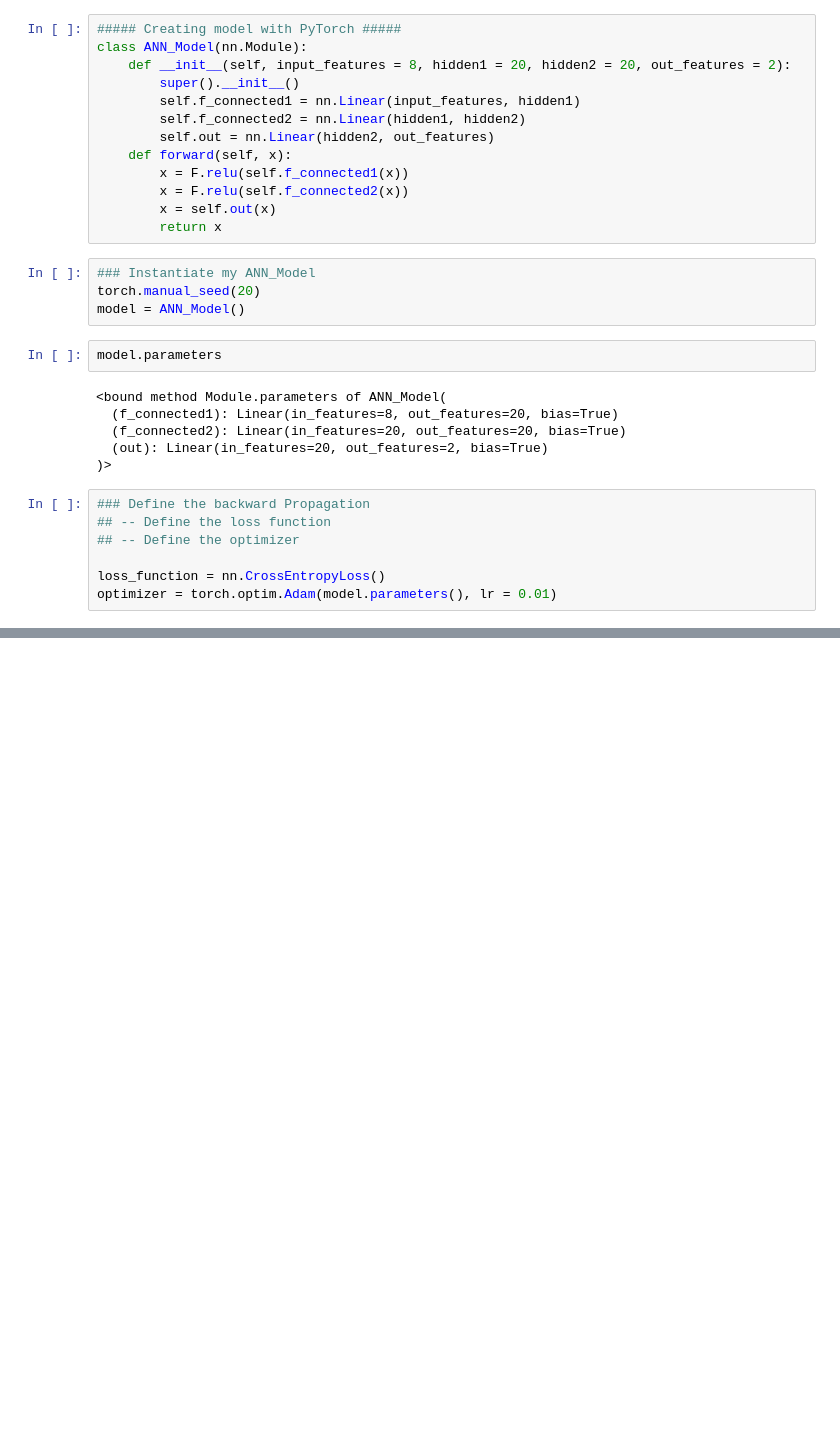
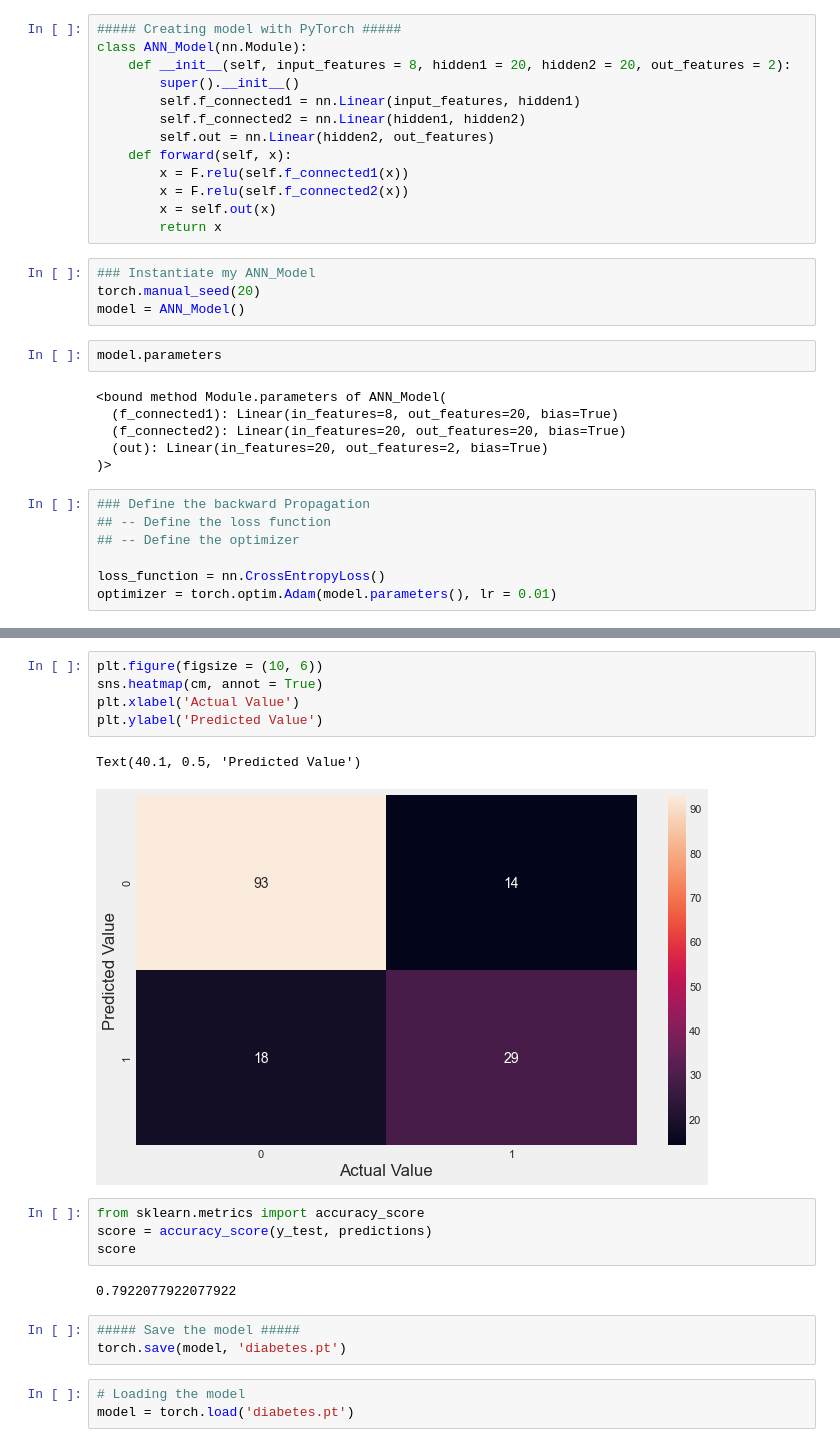
Before and after one commit to loganrane/MachineLearning101, a Jupyter notebook: Projects/ANN - Diabetes.ipynb, the cells around one changed output, grey strips where cells are left out. Cells and saved outputs as stored; diff of their text form; blank space fills up the shorter version.

```diff
--- a/Projects/ANN - Diabetes.ipynb
+++ b/Projects/ANN - Diabetes.ipynb
@@ -99,0 +151,20 @@ optimizer = torch.optim.Adam(model.parameters(), lr = 0.01)
+# %%
+plt.figure(figsize = (10, 6))
+sns.heatmap(cm, annot = True)
+plt.xlabel('Actual Value')
+plt.ylabel('Predicted Value')
+# %% [output]
+Text(40.1, 0.5, 'Predicted Value')
+[figure, added]
+# %%
+from sklearn.metrics import accuracy_score
+score = accuracy_score(y_test, predictions)
+score
+# %% [output]
+0.7922077922077922
+# %%
+##### Save the model #####
+torch.save(model, 'diabetes.pt')
+# %%
+# Loading the model
+model = torch.load('diabetes.pt')
```
Also changed, not shown: parts of 6 cells of this notebook, 1 other file.
